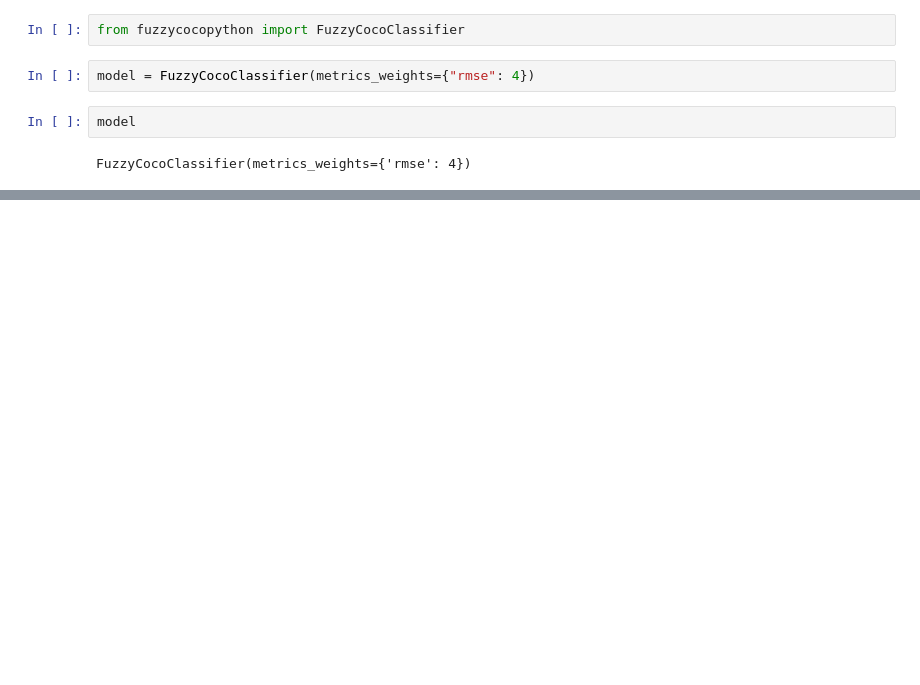
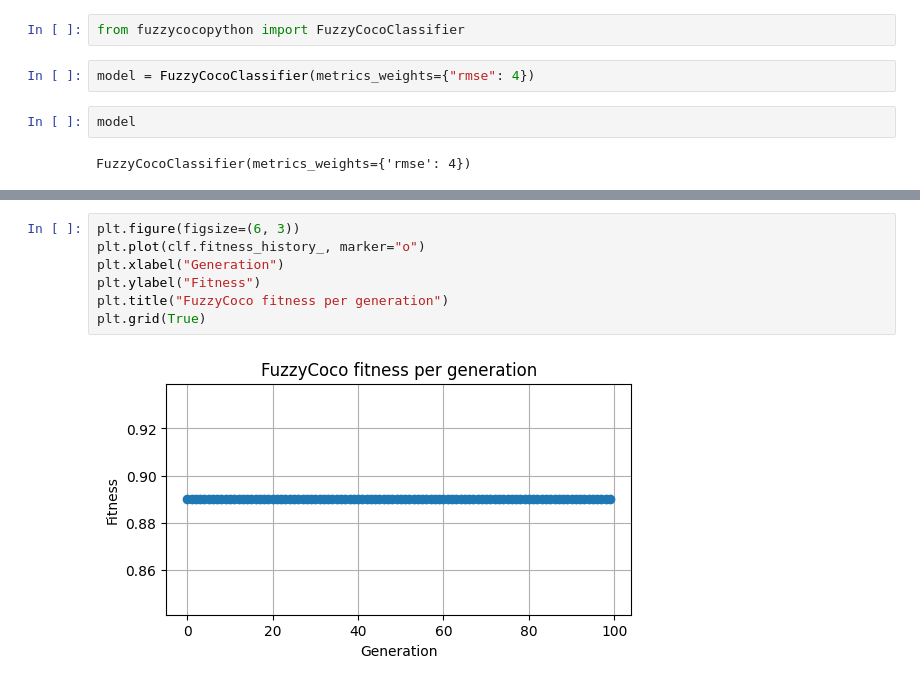
Before and after one commit to Lonza-RND-Data-Science/fuzzycocopython, a Jupyter notebook: test.ipynb, the cells around one changed output, grey strips where cells are left out. Drawn from its saved outputs; the diff is of its cells as text; blank space fills up the shorter version.

```diff
--- a/test.ipynb
+++ b/test.ipynb
@@ -17,0 +99,9 @@ RuntimeError: bad_variant_access
+# %%
+plt.figure(figsize=(6, 3))
+plt.plot(clf.fitness_history_, marker="o")
+plt.xlabel("Generation")
+plt.ylabel("Fitness")
+plt.title("FuzzyCoco fitness per generation")
+plt.grid(True)
+# %% [output]
+[figure, added]
```
Also changed, not shown: parts of 13 cells of this notebook, 2 other files.
